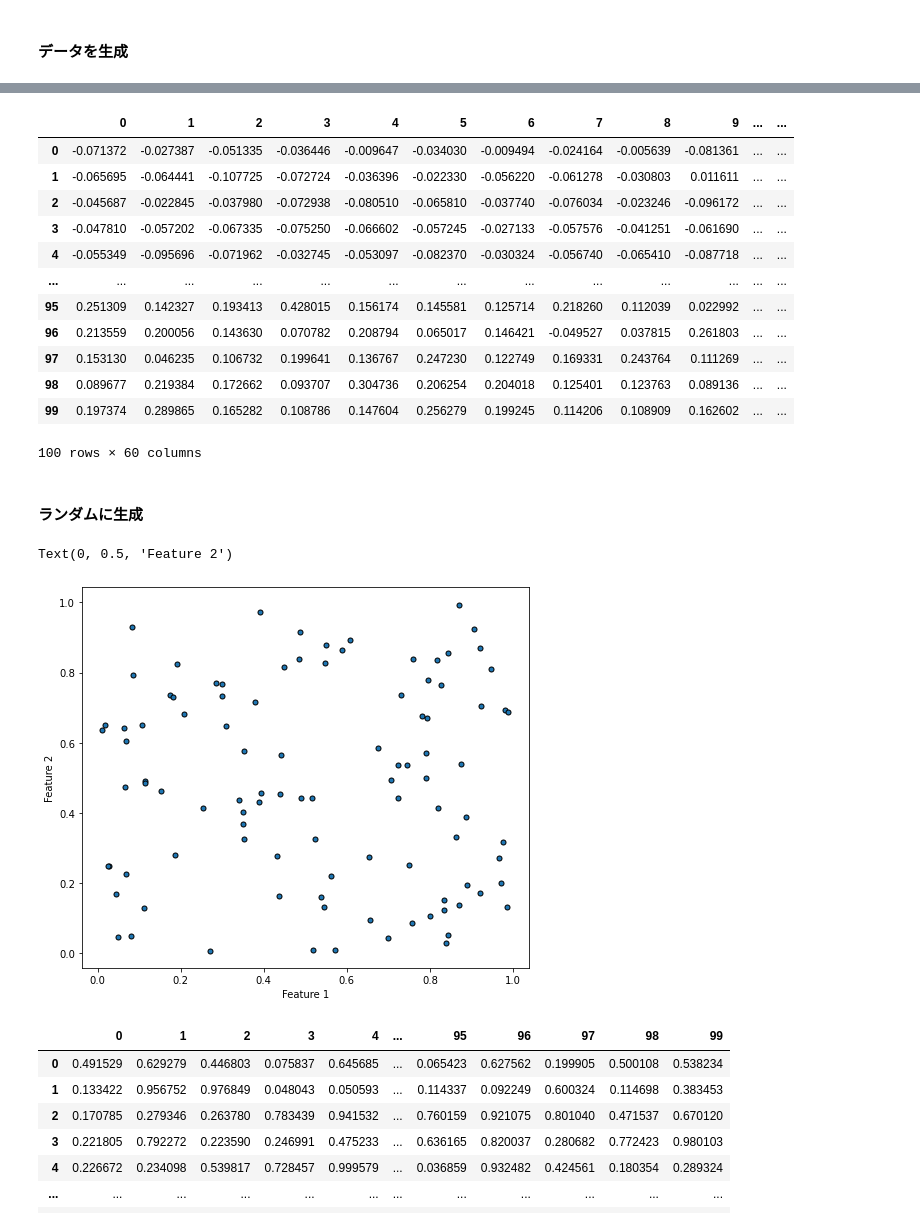
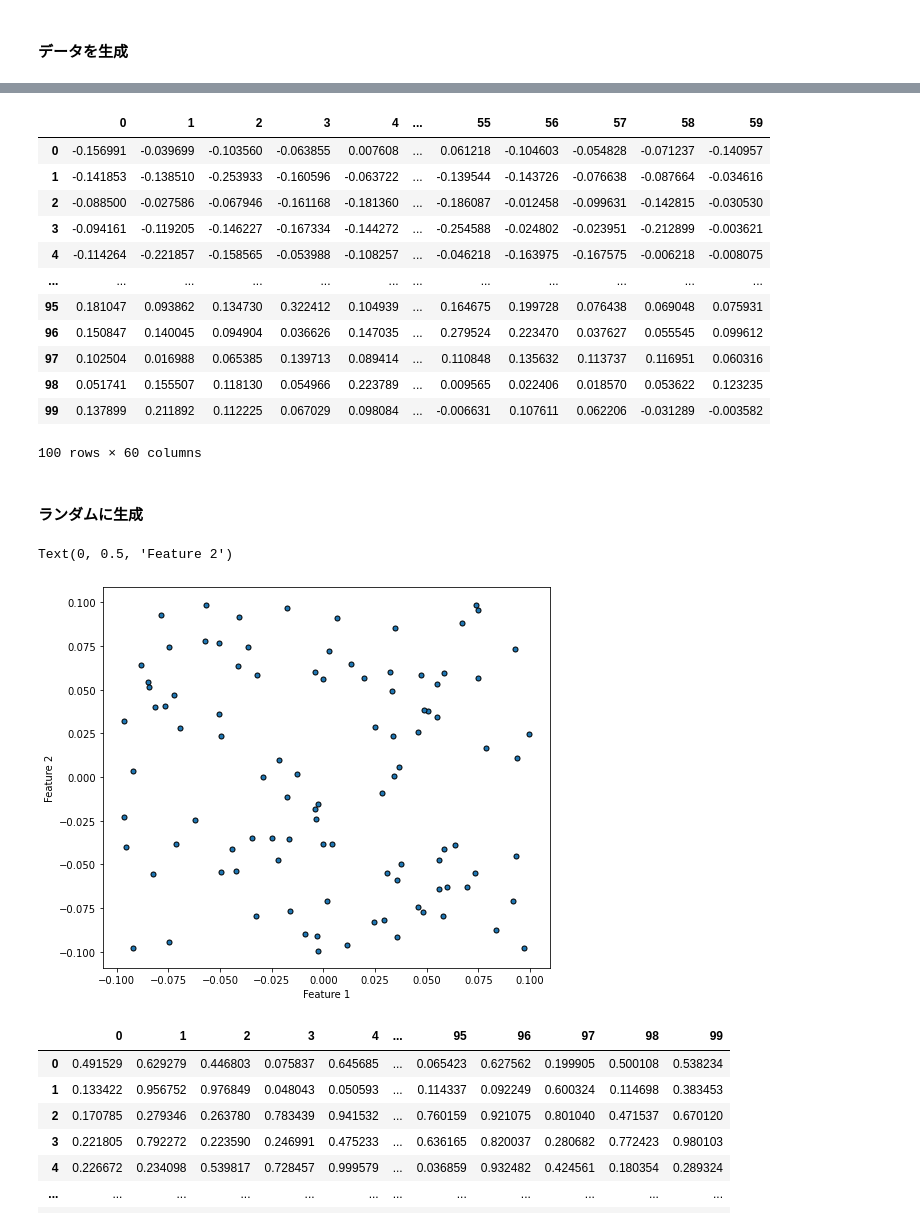
Before and after one commit to Kiyoshi-Inoue/LFACS, a Jupyter notebook: 提案手法1.ipynb, the cells around one changed output, grey strips where cells are left out. Saved outputs shown, nothing was run; the diff lists cells and outputs as text; code cells hidden in the pictures.

```diff
--- a/提案手法1.ipynb
+++ b/提案手法1.ipynb
@@ -564,33 +738,33 @@ Text(0, 0.5, 'Feature 2')
 # %%
-df_V=pd.DataFrame(X)
-df_V_label=y
+df_V=pd.DataFrame(X1)
+df_V_label=y1
 df_V_original=df_V.copy()
 df_V_original
 # %% [output]
-|  | 0 | 1 | 2 | 3 | 4 | 5 | 6 | 7 | 8 | 9 | ... | ... |
-| 0 | -0.071372 | -0.027387 | -0.051335 | -0.036446 | -0.009647 | -0.034030 | -0.009494 | -0.024164 | -0.005639 | -0.081361 | ... | ... |
-| 1 | -0.065695 | -0.064441 | -0.107725 | -0.072724 | -0.036396 | -0.022330 | -0.056220 | -0.061278 | -0.030803 | 0.011611 | ... | ... |
-| 2 | -0.045687 | -0.022845 | -0.037980 | -0.072938 | -0.080510 | -0.065810 | -0.037740 | -0.076034 | -0.023246 | -0.096172 | ... | ... |
-| 3 | -0.047810 | -0.057202 | -0.067335 | -0.075250 | -0.066602 | -0.057245 | -0.027133 | -0.057576 | -0.041251 | -0.061690 | ... | ... |
-| 4 | -0.055349 | -0.095696 | -0.071962 | -0.032745 | -0.053097 | -0.082370 | -0.030324 | -0.056740 | -0.065410 | -0.087718 | ... | ... |
-| ... | ... | ... | ... | ... | ... | ... | ... | ... | ... | ... | ... | ... |
-| 95 | 0.251309 | 0.142327 | 0.193413 | 0.428015 | 0.156174 | 0.145581 | 0.125714 | 0.218260 | 0.112039 | 0.022992 | ... | ... |
-| 96 | 0.213559 | 0.200056 | 0.143630 | 0.070782 | 0.208794 | 0.065017 | 0.146421 | -0.049527 | 0.037815 | 0.261803 | ... | ... |
-| 97 | 0.153130 | 0.046235 | 0.106732 | 0.199641 | 0.136767 | 0.247230 | 0.122749 | 0.169331 | 0.243764 | 0.111269 | ... | ... |
-| 98 | 0.089677 | 0.219384 | 0.172662 | 0.093707 | 0.304736 | 0.206254 | 0.204018 | 0.125401 | 0.123763 | 0.089136 | ... | ... |
-| 99 | 0.197374 | 0.289865 | 0.165282 | 0.108786 | 0.147604 | 0.256279 | 0.199245 | 0.114206 | 0.108909 | 0.162602 | ... | ... |
+|  | 0 | 1 | 2 | 3 | 4 | ... | 55 | 56 | 57 | 58 | 59 |
+| 0 | -0.156991 | -0.039699 | -0.103560 | -0.063855 | 0.007608 | ... | 0.061218 | -0.104603 | -0.054828 | -0.071237 | -0.140957 |
+| 1 | -0.141853 | -0.138510 | -0.253933 | -0.160596 | -0.063722 | ... | -0.139544 | -0.143726 | -0.076638 | -0.087664 | -0.034616 |
+| 2 | -0.088500 | -0.027586 | -0.067946 | -0.161168 | -0.181360 | ... | -0.186087 | -0.012458 | -0.099631 | -0.142815 | -0.030530 |
+| 3 | -0.094161 | -0.119205 | -0.146227 | -0.167334 | -0.144272 | ... | -0.254588 | -0.024802 | -0.023951 | -0.212899 | -0.003621 |
+| 4 | -0.114264 | -0.221857 | -0.158565 | -0.053988 | -0.108257 | ... | -0.046218 | -0.163975 | -0.167575 | -0.006218 | -0.008075 |
+| ... | ... | ... | ... | ... | ... | ... | ... | ... | ... | ... | ... |
+| 95 | 0.181047 | 0.093862 | 0.134730 | 0.322412 | 0.104939 | ... | 0.164675 | 0.199728 | 0.076438 | 0.069048 | 0.075931 |
+| 96 | 0.150847 | 0.140045 | 0.094904 | 0.036626 | 0.147035 | ... | 0.279524 | 0.223470 | 0.037627 | 0.055545 | 0.099612 |
+| 97 | 0.102504 | 0.016988 | 0.065385 | 0.139713 | 0.089414 | ... | 0.110848 | 0.135632 | 0.113737 | 0.116951 | 0.060316 |
+| 98 | 0.051741 | 0.155507 | 0.118130 | 0.054966 | 0.223789 | ... | 0.009565 | 0.022406 | 0.018570 | 0.053622 | 0.123235 |
+| 99 | 0.137899 | 0.211892 | 0.112225 | 0.067029 | 0.098084 | ... | -0.006631 | 0.107611 | 0.062206 | -0.031289 | -0.003582 |
 100 rows × 60 columns
 # %% [markdown]
 #### ランダムに生成
 # %%
-df_V = np.random.rand(100, 100)
+df_V = np.random.uniform(-0.1,0.1,(100,60))
 plt.figure(figsize=(8, 7))
 plt.scatter(df_V[:,0], df_V[:,1], marker='o', s=25, edgecolor='k')
 plt.xlabel("Feature 1")
 plt.ylabel("Feature 2")
 # %% [output]
 Text(0, 0.5, 'Feature 2')
-[figure, old version]
+[figure, new version]
 # %%
 df_V=pd.DataFrame(df_V)
 df_V
```
Also changed, not shown: parts of 57 cells of this notebook, 1 other file.
